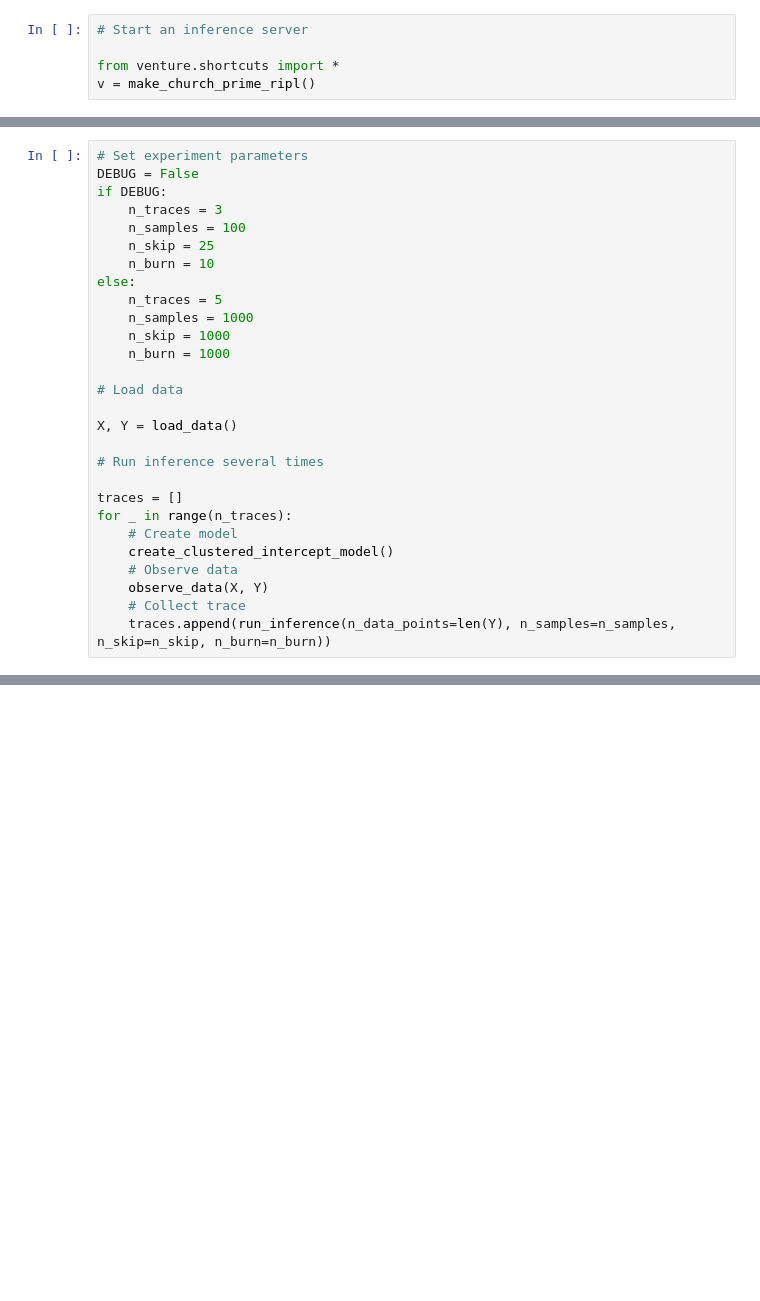
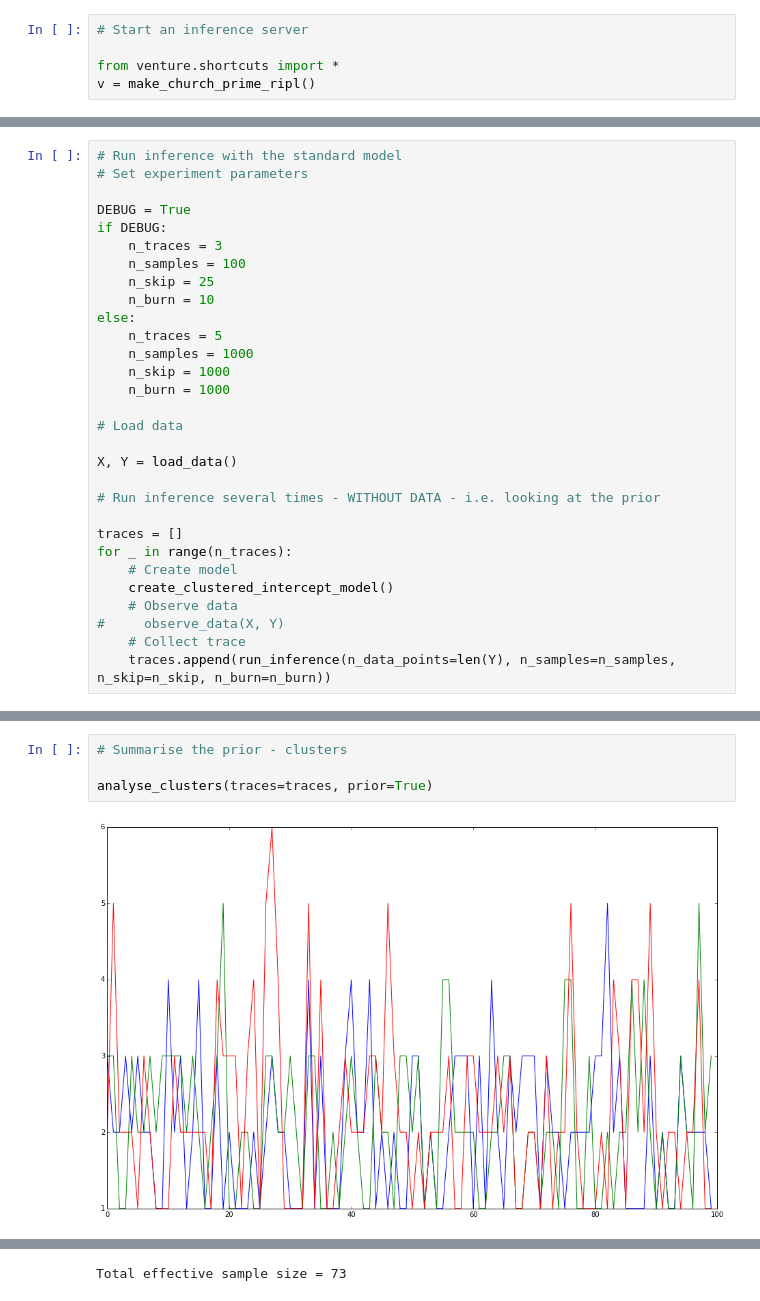
Before and after one commit to ap728/ppl-hormones, a Jupyter notebook: src/refactored.ipynb, the cells around one changed output, grey strips where cells are left out. Cells and saved outputs as stored; diff of their text form; blank space fills up the shorter version.

Commit message:
The plots are ugly, but the code is organised

```diff
--- a/src/refactored.ipynb
+++ b/src/refactored.ipynb
@@ -163,6 +411,8 @@ def run_inference(n_data_points, n_samples=10, n_skip=10, n_burn=10):
 # %%
+# Run inference with the standard model
 # Set experiment parameters
-DEBUG = False
+
+DEBUG = True
 if DEBUG:
     n_traces = 3
     n_samples = 100
@@ -178,14 +428,14 @@ else:
 
 X, Y = load_data()
 
-# Run inference several times
+# Run inference several times - WITHOUT DATA - i.e. looking at the prior
 
 traces = []
 for _ in range(n_traces):
     # Create model
     create_clustered_intercept_model()
     # Observe data
-    observe_data(X, Y)
+#     observe_data(X, Y)
     # Collect trace
     traces.append(run_inference(n_data_points=len(Y), n_samples=n_samples, n_skip=n_skip, n_burn=n_burn))
 # %% [output]
@@ -281,0 +459,6 @@ Posterior probability of reg coef > 0 = 0.575200
+# %%
+# Summarise the prior - clusters
+
+analyse_clusters(traces=traces, prior=True)
+# %% [output]
+[figure, added]
@@ -281,0 +466 @@ Posterior probability of reg coef > 0 = 0.575200
+Total effective sample size = 73
```
Also changed, not shown: parts of 22 cells of this notebook.
